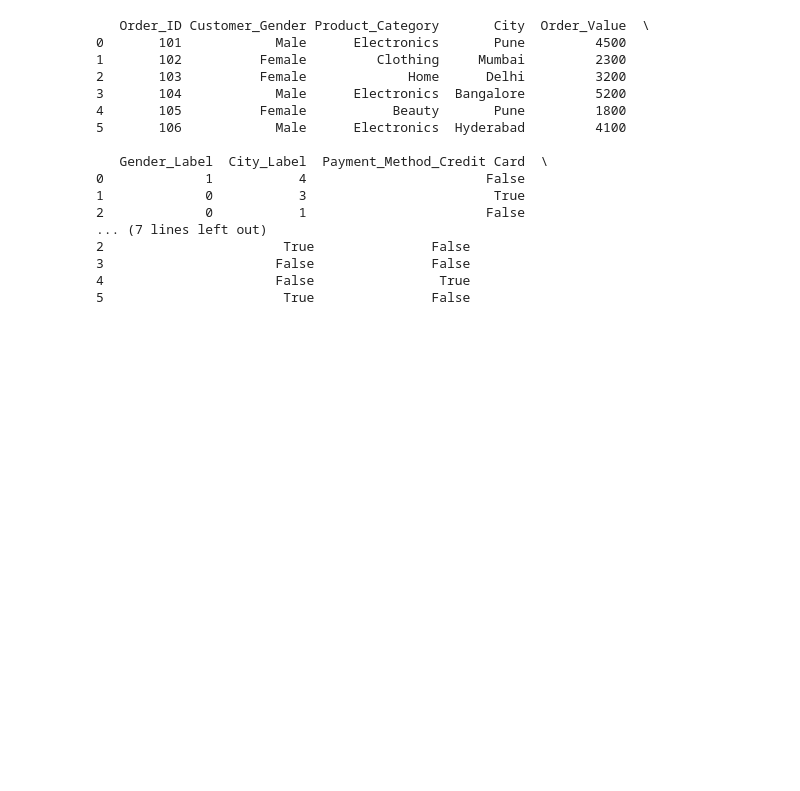
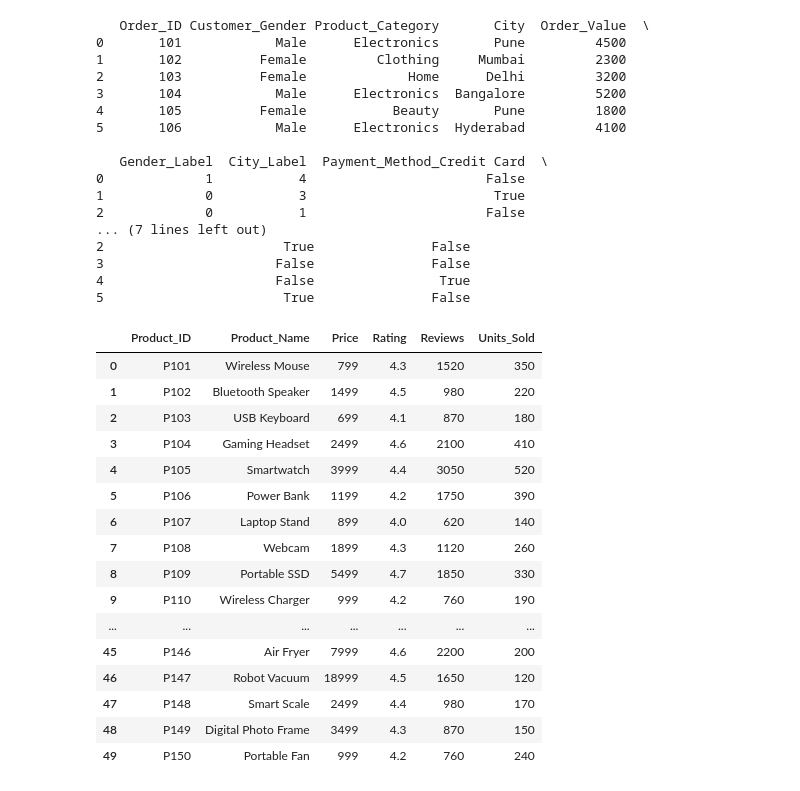
Before and after one commit to swastikkmaurya/practical15, a Jupyter notebook: Practical15.ipynb, the cells around one changed output. Drawn from its saved outputs; the diff is of its cells as text; code cells hidden in the pictures; blank space fills up the shorter version.

```diff
--- a/Practical15.ipynb
+++ b/Practical15.ipynb
@@ -229,3 +229,25 @@ print(df1_dummy)
 3                      False               False
 4                      False                True
 5                       True               False
+# %%
+import pandas as pd
+df = pd.read_csv('/content/amazon_products_dataset_Expt-14.csv')
+df
+# %% [output]
+|  | Product_ID | Product_Name | Price | Rating | Reviews | Units_Sold |
+| 0 | P101 | Wireless Mouse | 799 | 4.3 | 1520 | 350 |
+| 1 | P102 | Bluetooth Speaker | 1499 | 4.5 | 980 | 220 |
+| 2 | P103 | USB Keyboard | 699 | 4.1 | 870 | 180 |
+| 3 | P104 | Gaming Headset | 2499 | 4.6 | 2100 | 410 |
+| 4 | P105 | Smartwatch | 3999 | 4.4 | 3050 | 520 |
+| 5 | P106 | Power Bank | 1199 | 4.2 | 1750 | 390 |
+| 6 | P107 | Laptop Stand | 899 | 4.0 | 620 | 140 |
+| 7 | P108 | Webcam | 1899 | 4.3 | 1120 | 260 |
+| 8 | P109 | Portable SSD | 5499 | 4.7 | 1850 | 330 |
+| 9 | P110 | Wireless Charger | 999 | 4.2 | 760 | 190 |
+| ... | ... | ... | ... | ... | ... | ... |
+| 45 | P146 | Air Fryer | 7999 | 4.6 | 2200 | 200 |
+| 46 | P147 | Robot Vacuum | 18999 | 4.5 | 1650 | 120 |
+| 47 | P148 | Smart Scale | 2499 | 4.4 | 980 | 170 |
+| 48 | P149 | Digital Photo Frame | 3499 | 4.3 | 870 | 150 |
+| 49 | P150 | Portable Fan | 999 | 4.2 | 760 | 240 |
```
Also changed, not shown: parts of 7 cells of this notebook.
